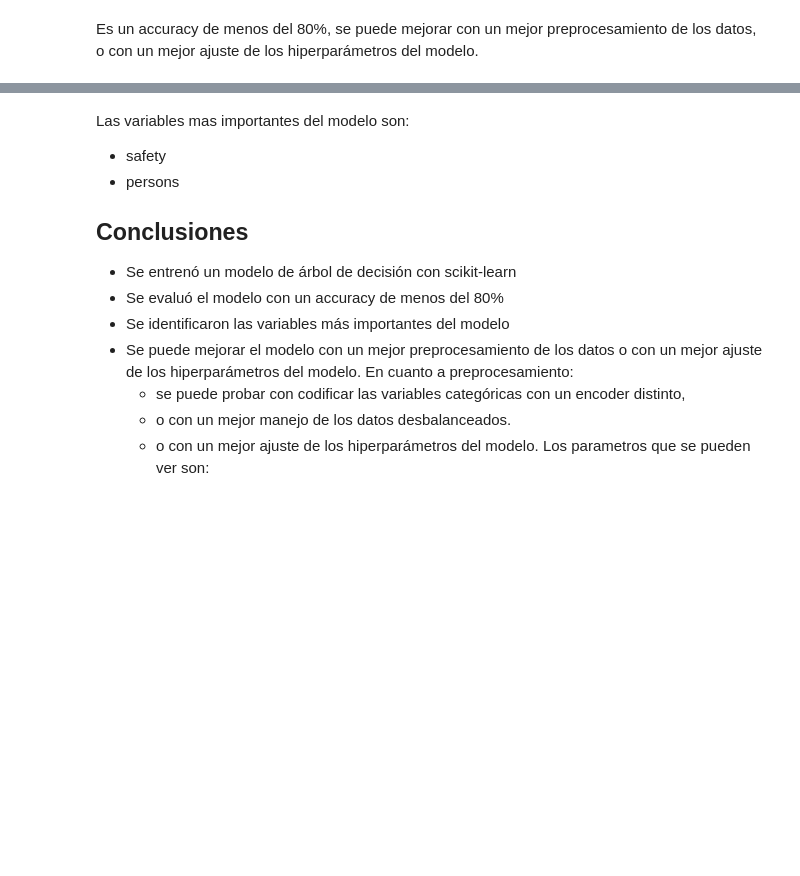
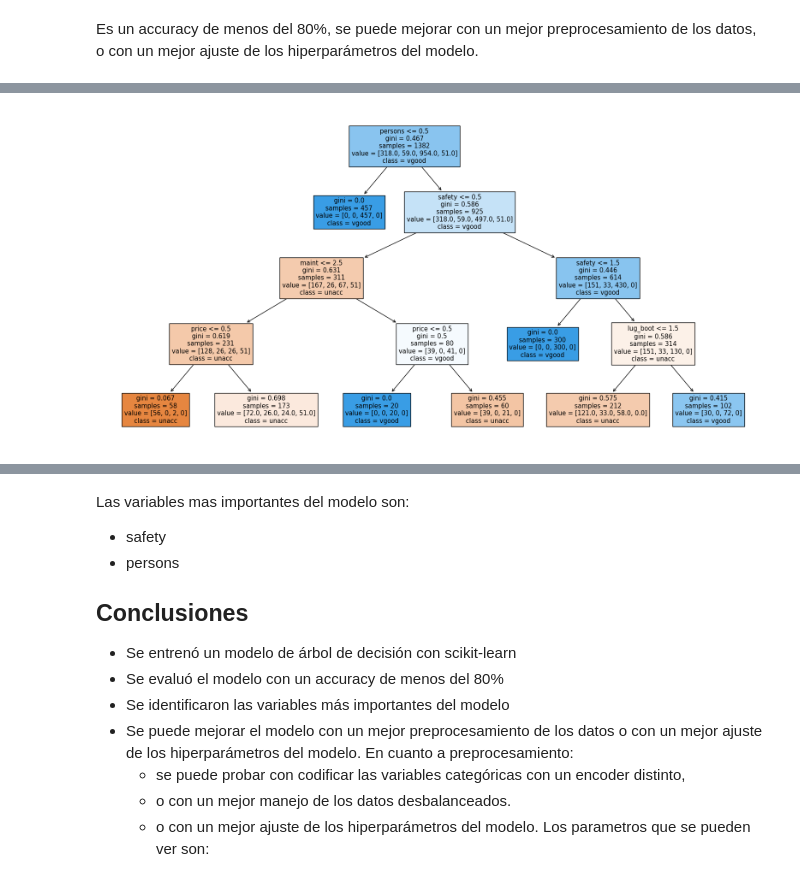
Before and after one commit to KevinrealG/notebooks, a Jupyter notebook: modelos/07_arbol_de_desición.ipynb, the cells around one changed output, grey strips where cells are left out. Cells and saved outputs as stored; diff of their text form; code cells hidden in the pictures; blank space fills up the shorter version.

```diff
--- a/modelos/07_arbol_de_desición.ipynb
+++ b/modelos/07_arbol_de_desición.ipynb
@@ -251,0 +252,10 @@ plt.show()
+# %%
+# ver el árbol de decisión
+from sklearn.tree import plot_tree
+
+plt.figure(figsize=(20,10))
+
+plot_tree(model, feature_names=X.columns, class_names=y.unique(), filled=True)
+plt.show()
+# %% [output]
+[figure, added]
```
Also changed, not shown: parts of 4 cells of this notebook, 4 other files.
